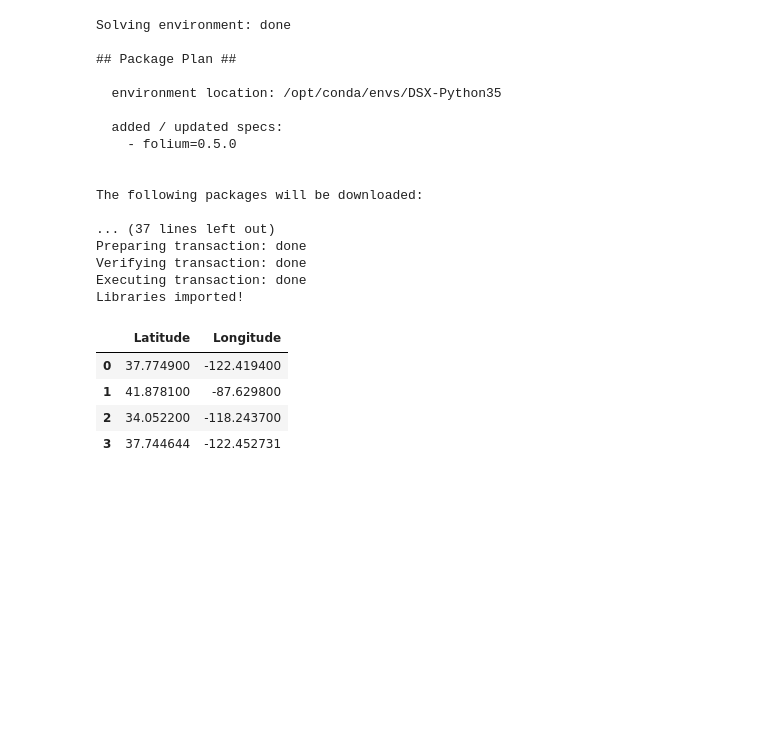
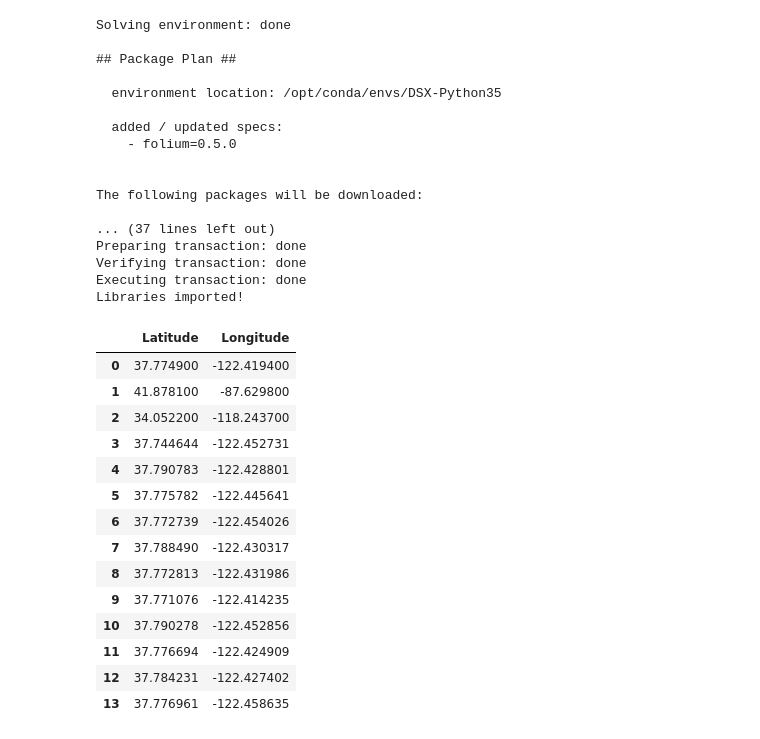
Before and after one commit to Brian-Lee/Coursera_Capstone, a Jupyter notebook: test.ipynb, the cells around one changed output. Drawn from its saved outputs; the diff is of its cells as text; code cells hidden in the pictures; blank space fills up the shorter version.

```diff
--- a/test.ipynb
+++ b/test.ipynb
@@ -107,28 +107,64 @@ def getNearbyVenues(latitudes, longitudes, radius=100, limit=100):
                   "Venue Category"]
 
     return(nearby_venues)
-# %%
-sf_lat=37.7749
-sf_lon=-122.4194
-ch_lat=41.8781
-ch_lon=-87.6298
-la_lat=34.0522
-la_lon=-118.2437
-starbucks_m_lat=37.744644
-starbucks_m_lon=-122.452731
-
-##d = {'col1': [1, 2], 'col2': [3, 4]}
-##>>> data = pd.DataFrame(data=d)
-
-data = pd.DataFrame(np.array([[sf_lat, sf_lon], [ch_lat, ch_lon], [la_lat, la_lon], [starbucks_m_lat,starbucks_m_lon]]), columns=['Latitude', 'Longitude'])
-
-data
-# %% [output]
-|  | Latitude | Longitude |
-| 0 | 37.774900 | -122.419400 |
-| 1 | 41.878100 | -87.629800 |
-| 2 | 34.052200 | -118.243700 |
-| 3 | 37.744644 | -122.452731 |
+# %%
+sf_lat=37.7749
+sf_lon=-122.4194
+ch_lat=41.8781
+ch_lon=-87.6298
+la_lat=34.0522
+la_lon=-118.2437
+starbucks_m_lat=37.744644
+starbucks_m_lon=-122.452731
+import random
+
+#37.780253, -122.509117
+#37.804203, -122.459264 - upper left of starbucks intensive space
+#37.767547, -122.409342 - lower right ofstarbucksintensive space
+llat=37.767547
+ulat=37.804203
+llon=-122.459264
+ulon=-122.409342
+random_lat0 = random.uniform(37.767547,37.804203)
+random_lon0 = random.uniform(-122.459264, -122.409342)
+random_lat1 = random.uniform(llat,ulat)
+random_lon1 = random.uniform(llon, ulon)
+random_lat2 = random.uniform(llat,ulat)
+random_lon2 = random.uniform(llon, ulon)
+random_lat3 = random.uniform(llat,ulat)
+random_lon3 = random.uniform(llon, ulon)
+random_lat4 = random.uniform(llat,ulat)
+random_lon4 = random.uniform(llon, ulon)
+random_lat5 = random.uniform(llat,ulat)
+random_lon5 = random.uniform(llon, ulon)
+random_lat6 = random.uniform(llat,ulat)
+random_lon6 = random.uniform(llon, ulon)
+random_lat7 = random.uniform(llat,ulat)
+random_lon7 = random.uniform(llon, ulon)
+random_lat8 = random.uniform(llat,ulat)
+random_lon8 = random.uniform(llon, ulon)
+random_lat9 = random.uniform(llat,ulat)
+random_lon9 = random.uniform(llon, ulon)
+
+data = pd.DataFrame(np.array([[sf_lat, sf_lon], [ch_lat, ch_lon], [la_lat, la_lon], [starbucks_m_lat,starbucks_m_lon], [random_lat0,random_lon0], [random_lat1,random_lon1], [random_lat2,random_lon2], [random_lat3,random_lon3], [random_lat4,random_lon4], [random_lat5,random_lon5], [random_lat6,random_lon6], [random_lat7,random_lon7], [random_lat8,random_lon8], [random_lat9,random_lon9] ]), columns=['Latitude', 'Longitude'])
+
+data
+# %% [output]
+|  | Latitude | Longitude |
+| 0 | 37.774900 | -122.419400 |
+| 1 | 41.878100 | -87.629800 |
+| 2 | 34.052200 | -118.243700 |
+| 3 | 37.744644 | -122.452731 |
+| 4 | 37.790783 | -122.428801 |
+| 5 | 37.775782 | -122.445641 |
+| 6 | 37.772739 | -122.454026 |
+| 7 | 37.788490 | -122.430317 |
+| 8 | 37.772813 | -122.431986 |
+| 9 | 37.771076 | -122.414235 |
+| 10 | 37.790278 | -122.452856 |
+| 11 | 37.776694 | -122.424909 |
+| 12 | 37.784231 | -122.427402 |
+| 13 | 37.776961 | -122.458635 |
 # %%
 venues = getNearbyVenues(latitudes = data["Latitude"],
                                longitudes = data["Longitude"]
```
Also changed, not shown: parts of 4 cells of this notebook.
